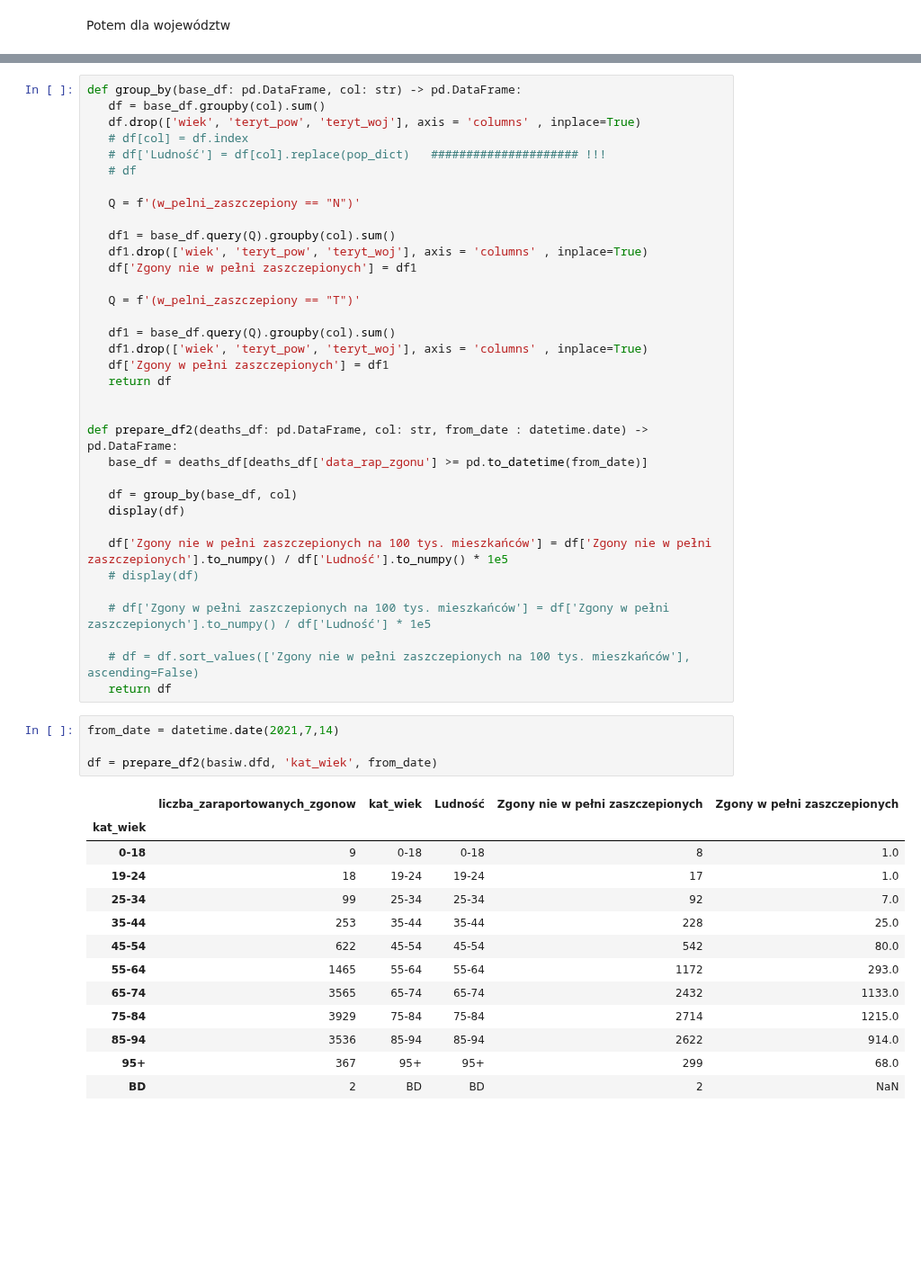
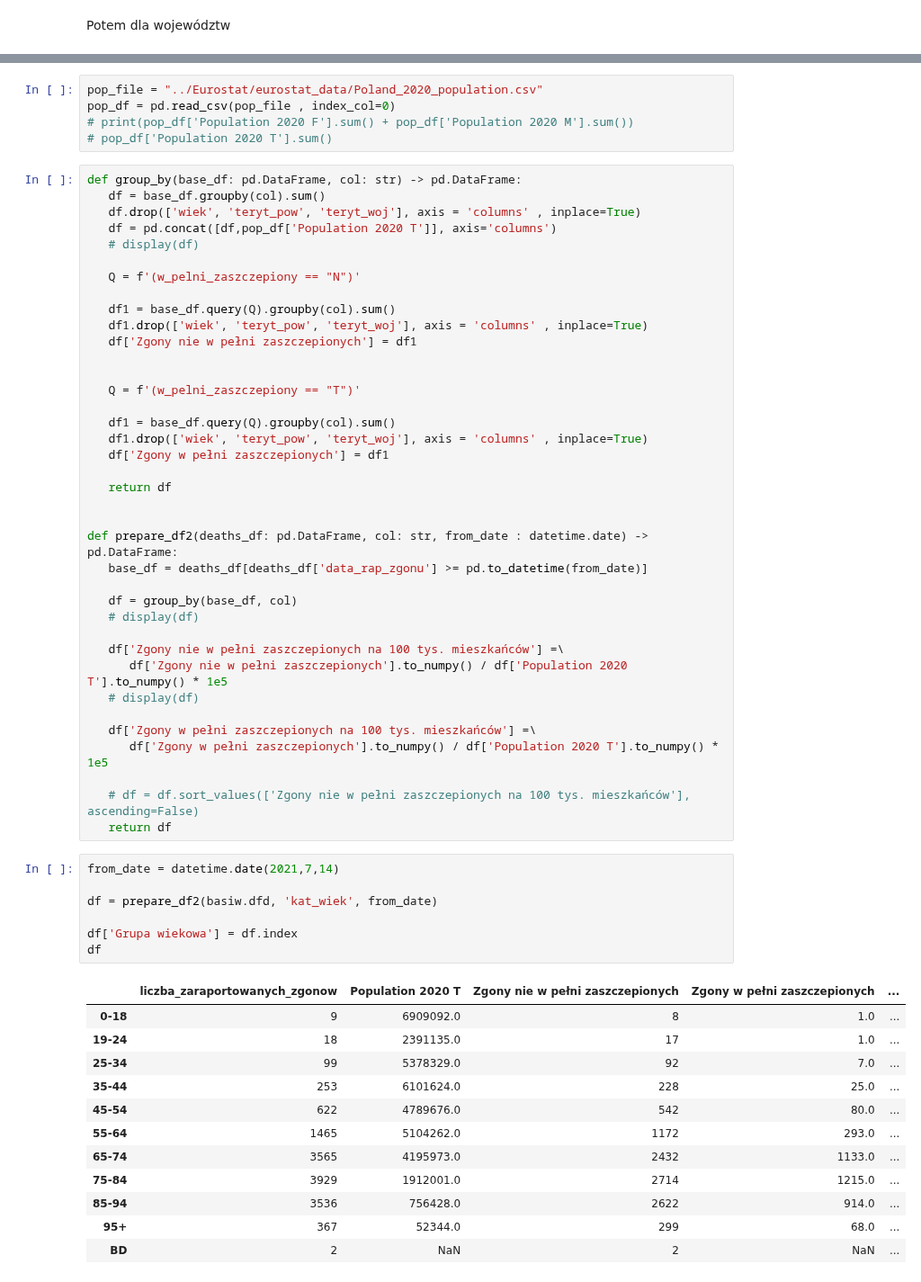
Before and after one commit to anuszka/govpl, a Jupyter notebook: basiw/basiw03.ipynb, the cells around one changed output, grey strips where cells are left out. Shown at 90% size. Cells and saved outputs as stored; diff of their text form; blank space fills up the shorter version.

```diff
--- a/basiw/basiw03.ipynb
+++ b/basiw/basiw03.ipynb
@@ -257,10 +258,14 @@ Potem dla województw
+# %%
+pop_file = "../Eurostat/eurostat_data/Poland_2020_population.csv"
+pop_df = pd.read_csv(pop_file , index_col=0)
+# print(pop_df['Population 2020 F'].sum() + pop_df['Population 2020 M'].sum())
+# pop_df['Population 2020 T'].sum()
 # %%
 def group_by(base_df: pd.DataFrame, col: str) -> pd.DataFrame:
    df = base_df.groupby(col).sum()
    df.drop(['wiek', 'teryt_pow', 'teryt_woj'], axis = 'columns' , inplace=True)
-   # df[col] = df.index
-   # df['Ludność'] = df[col].replace(pop_dict)   ##################### !!!
-   # df
+   df = pd.concat([df,pop_df['Population 2020 T']], axis='columns')
+   # display(df)
 
    Q = f'(w_pelni_zaszczepiony == "N")'
 
@@ -268,11 +273,13 @@ def group_by(base_df: pd.DataFrame, col: str) -> pd.DataFrame:
    df1.drop(['wiek', 'teryt_pow', 'teryt_woj'], axis = 'columns' , inplace=True)
    df['Zgony nie w pełni zaszczepionych'] = df1
 
+
    Q = f'(w_pelni_zaszczepiony == "T")'
 
    df1 = base_df.query(Q).groupby(col).sum()
    df1.drop(['wiek', 'teryt_pow', 'teryt_woj'], axis = 'columns' , inplace=True)
    df['Zgony w pełni zaszczepionych'] = df1
+
    return df
 
 
@@ -280,30 +287,34 @@ def prepare_df2(deaths_df: pd.DataFrame, col: str, from_date : datetime.date) ->
    base_df = deaths_df[deaths_df['data_rap_zgonu'] >= pd.to_datetime(from_date)]
 
    df = group_by(base_df, col)
-   display(df)
-
-   df['Zgony nie w pełni zaszczepionych na 100 tys. mieszkańców'] = df['Zgony nie w pełni zaszczepionych'].to_numpy() / df['Ludność'].to_numpy() * 1e5
    # display(df)
 
-   # df['Zgony w pełni zaszczepionych na 100 tys. mieszkańców'] = df['Zgony w pełni zaszczepionych'].to_numpy() / df['Ludność'] * 1e5
+   df['Zgony nie w pełni zaszczepionych na 100 tys. mieszkańców'] =\
+      df['Zgony nie w pełni zaszczepionych'].to_numpy() / df['Population 2020 T'].to_numpy() * 1e5
+   # display(df)
+
+   df['Zgony w pełni zaszczepionych na 100 tys. mieszkańców'] =\
+      df['Zgony w pełni zaszczepionych'].to_numpy() / df['Population 2020 T'].to_numpy() * 1e5
 
    # df = df.sort_values(['Zgony nie w pełni zaszczepionych na 100 tys. mieszkańców'], ascending=False)
    return df
 # %%
 from_date = datetime.date(2021,7,14)
 
 df = prepare_df2(basiw.dfd, 'kat_wiek', from_date)
+
+df['Grupa wiekowa'] = df.index
+df
 # %% [output]
-|  | liczba_zaraportowanych_zgonow | kat_wiek | Ludność | Zgony nie w pełni zaszczepionych | Zgony w pełni zaszczepionych |
-| kat_wiek |  |  |  |  |  |
-| 0-18 | 9 | 0-18 | 0-18 | 8 | 1.0 |
-| 19-24 | 18 | 19-24 | 19-24 | 17 | 1.0 |
-| 25-34 | 99 | 25-34 | 25-34 | 92 | 7.0 |
-| 35-44 | 253 | 35-44 | 35-44 | 228 | 25.0 |
-| 45-54 | 622 | 45-54 | 45-54 | 542 | 80.0 |
-| 55-64 | 1465 | 55-64 | 55-64 | 1172 | 293.0 |
-| 65-74 | 3565 | 65-74 | 65-74 | 2432 | 1133.0 |
-| 75-84 | 3929 | 75-84 | 75-84 | 2714 | 1215.0 |
-| 85-94 | 3536 | 85-94 | 85-94 | 2622 | 914.0 |
-| 95+ | 367 | 95+ | 95+ | 299 | 68.0 |
-| BD | 2 | BD | BD | 2 | NaN |
+|  | liczba_zaraportowanych_zgonow | Population 2020 T | Zgony nie w pełni zaszczepionych | Zgony w pełni zaszczepionych | ... |
+| 0-18 | 9 | 6909092.0 | 8 | 1.0 | ... |
+| 19-24 | 18 | 2391135.0 | 17 | 1.0 | ... |
+| 25-34 | 99 | 5378329.0 | 92 | 7.0 | ... |
+| 35-44 | 253 | 6101624.0 | 228 | 25.0 | ... |
+| 45-54 | 622 | 4789676.0 | 542 | 80.0 | ... |
+| 55-64 | 1465 | 5104262.0 | 1172 | 293.0 | ... |
+| 65-74 | 3565 | 4195973.0 | 2432 | 1133.0 | ... |
+| 75-84 | 3929 | 1912001.0 | 2714 | 1215.0 | ... |
+| 85-94 | 3536 | 756428.0 | 2622 | 914.0 | ... |
+| 95+ | 367 | 52344.0 | 299 | 68.0 | ... |
+| BD | 2 | NaN | 2 | NaN | ... |
```
Also changed, not shown: parts of 4 cells of this notebook, 1 other file.
